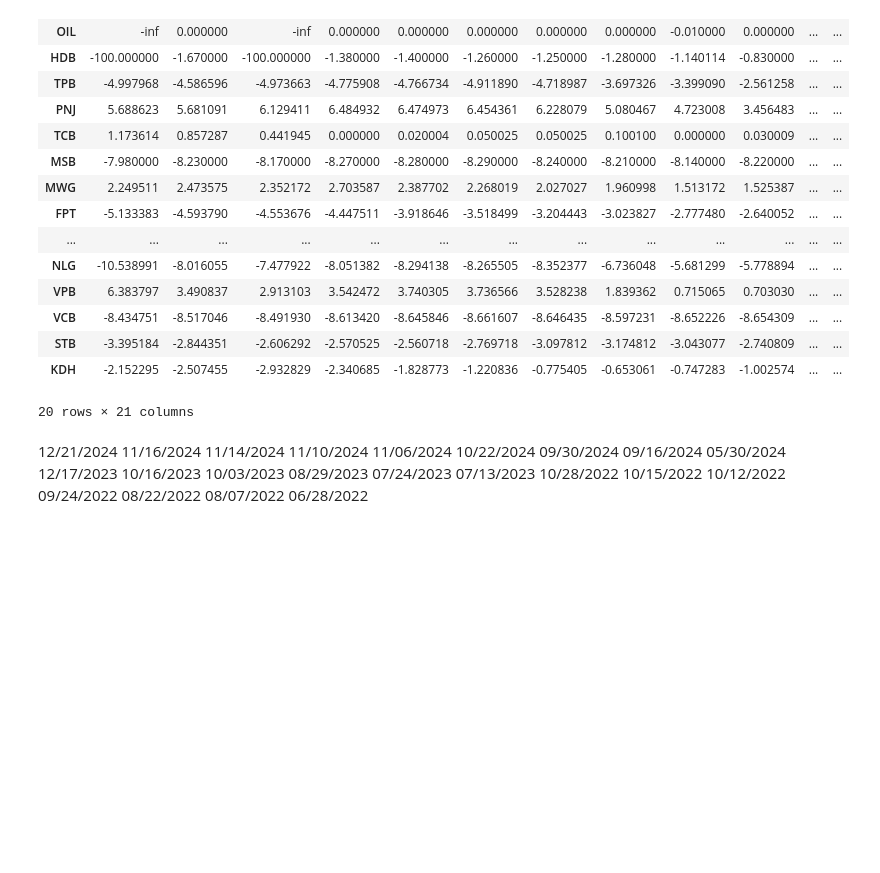
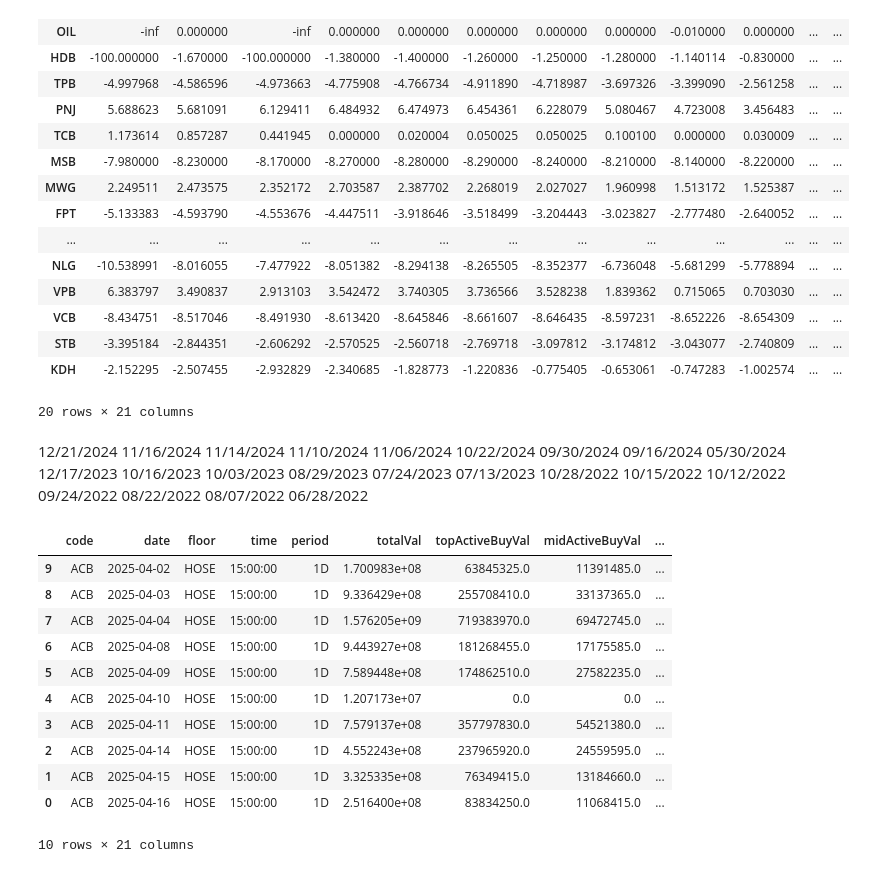
Before and after one commit to vinhnguyen-22/Vincent-Stock-Dashboard, a Jupyter notebook: notebooks/Optimize_portfolio.ipynb, the cells around one changed output. Cells and saved outputs as stored; diff of their text form; code cells hidden in the pictures; blank space fills up the shorter version.

```diff
--- a/notebooks/Optimize_portfolio.ipynb
+++ b/notebooks/Optimize_portfolio.ipynb
@@ -472,3 +600,77 @@ growth_rate.head(20)
 08/22/2022
 08/07/2022
 06/28/2022
+# %%
+import requests
+import pandas as pd
+from datetime import datetime, timedelta
+
+
+def fetch_cashflow_analysis_by_day(code="ACB", days=10):
+    url = "https://api-finfo.vndirect.com.vn/v4/cashflow_analysis/latest"
+    headers = {
+        "accept": "application/json, text/plain, */*",
+        "accept-encoding": "gzip, deflate, br, zstd",
+        "accept-language": "en-US,en;q=0.9",
+        "origin": "https://trade.vndirect.com.vn",
+        "referer": "https://trade.vndirect.com.vn/",
+        "sec-ch-ua": '"Google Chrome";v="135", "Not-A.Brand";v="8", "Chromium";v="135"',
+        "sec-ch-ua-mobile": "?0",
+        "sec-ch-ua-platform": '"Windows"',
+        "sec-fetch-dest": "empty",
+        "sec-fetch-mode": "cors",
+        "sec-fetch-site": "same-site",
+        "user-agent": "Mozilla/5.0 (Windows NT 10.0; Win64; x64) AppleWebKit/537.36 (KHTML, like Gecko) Chrome/135.0.0.0 Safari/537.36",
+    }
+
+    collected_data = []
+    today = datetime.today()
+
+    # Lặp qua từng ngày từ hôm nay lùi lại
+    for i in range(20):  # Lùi tối đa 20 ngày để chắc chắn có đủ 10 ngày giao dịch
+        target_date = (today - timedelta(days=i)).strftime("%Y-%m-%d")
+        params = {
+            "order": "time",
+            "where": f"code:{code}~period:1D",
+            "filter": f"date:{target_date}",
+        }
+
+        response = requests.get(url, headers=headers, params=params)
+        if response.status_code == 200:
+            json_data = response.json()
+            data = json_data.get("data", [])
+            if data:  # Chỉ thêm nếu có dữ liệu
+                collected_data.extend(data)
+            if len(collected_data) >= days:
+                break
+        else:
+            print(f"Failed to fetch data for {target_date}")
+
+    # Chuyển thành DataFrame
+    df = pd.DataFrame(collected_data)
+
+    # Sắp xếp và chỉ giữ lại 10 dòng mới nhất
+    if not df.empty:
+        df["date"] = pd.to_datetime(df["date"])
+        df = df.sort_values(by="date", ascending=False).head(days)
+        df = df.sort_values(by="date")
+
+    return df
+
+
+# Gọi hàm
+df_10_days = fetch_cashflow_analysis_by_day()
+df_10_days
+# %% [output]
+|  | code | date | floor | time | period | totalVal | topActiveBuyVal | midActiveBuyVal | ... |
+| 9 | ACB | 2025-04-02 | HOSE | 15:00:00 | 1D | 1.700983e+08 | 63845325.0 | 11391485.0 | ... |
+| 8 | ACB | 2025-04-03 | HOSE | 15:00:00 | 1D | 9.336429e+08 | 255708410.0 | 33137365.0 | ... |
+| 7 | ACB | 2025-04-04 | HOSE | 15:00:00 | 1D | 1.576205e+09 | 719383970.0 | 69472745.0 | ... |
+| 6 | ACB | 2025-04-08 | HOSE | 15:00:00 | 1D | 9.443927e+08 | 181268455.0 | 17175585.0 | ... |
+| 5 | ACB | 2025-04-09 | HOSE | 15:00:00 | 1D | 7.589448e+08 | 174862510.0 | 27582235.0 | ... |
+| 4 | ACB | 2025-04-10 | HOSE | 15:00:00 | 1D | 1.207173e+07 | 0.0 | 0.0 | ... |
+| 3 | ACB | 2025-04-11 | HOSE | 15:00:00 | 1D | 7.579137e+08 | 357797830.0 | 54521380.0 | ... |
+| 2 | ACB | 2025-04-14 | HOSE | 15:00:00 | 1D | 4.552243e+08 | 237965920.0 | 24559595.0 | ... |
+| 1 | ACB | 2025-04-15 | HOSE | 15:00:00 | 1D | 3.325335e+08 | 76349415.0 | 13184660.0 | ... |
+| 0 | ACB | 2025-04-16 | HOSE | 15:00:00 | 1D | 2.516400e+08 | 83834250.0 | 11068415.0 | ... |
+10 rows × 21 columns
```
Also changed, not shown: parts of 10 cells of this notebook, 7 other files.
